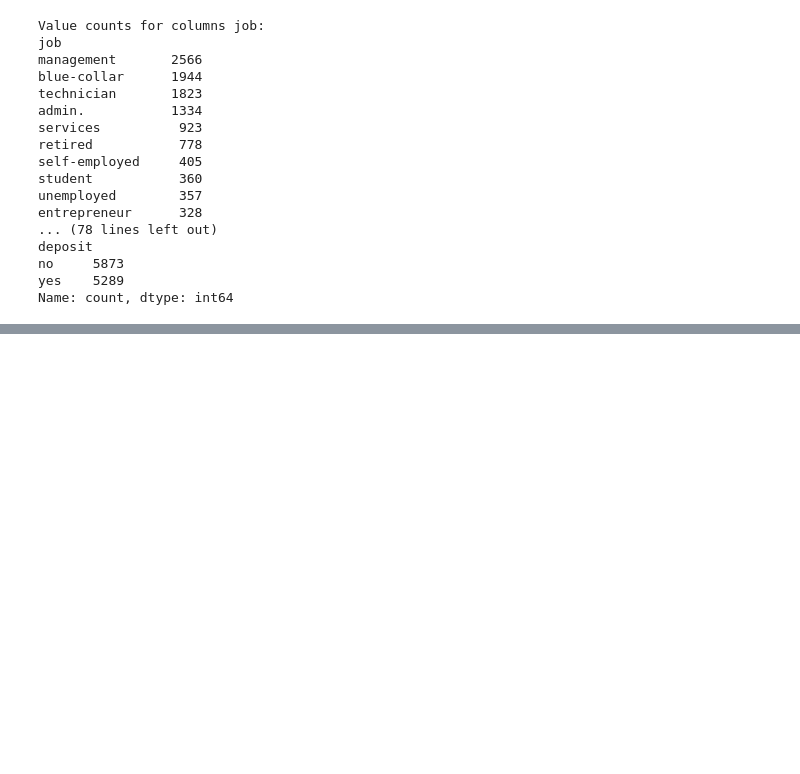
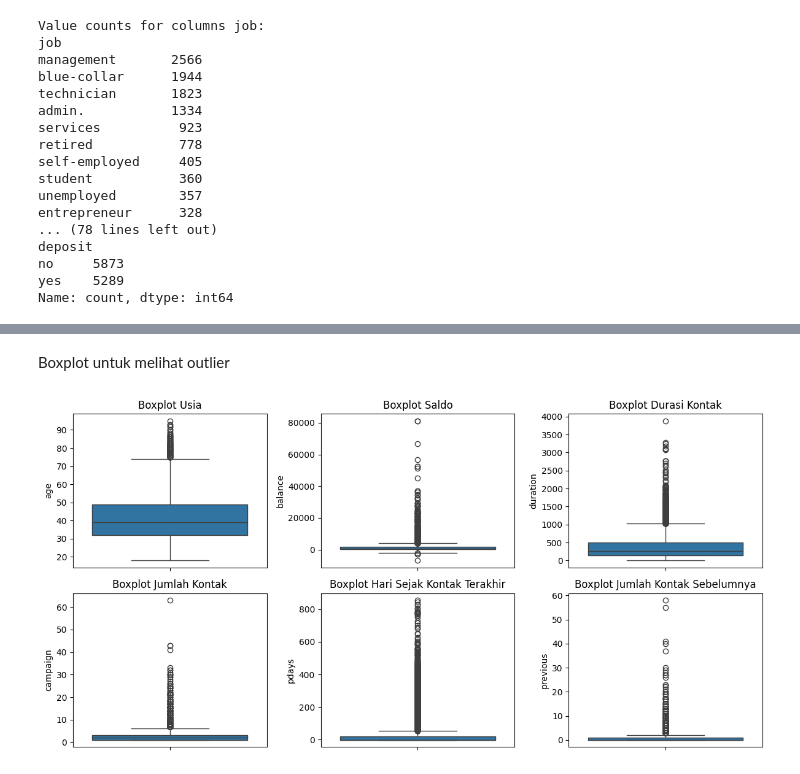
Before and after one commit to LatiefDataVisionary/data-management-and-data-infrastructure-college-task, a Jupyter notebook: Bank_Marketing_Campaign_.ipynb, the cells around one changed output, grey strips where cells are left out. Drawn from its saved outputs; the diff is of its cells as text; code cells hidden in the pictures; blank space fills up the shorter version.

```diff
--- a/Bank_Marketing_Campaign_.ipynb
+++ b/Bank_Marketing_Campaign_.ipynb
@@ -89,0 +154,26 @@ Name: count, dtype: int64
+# %% [markdown]
+Boxplot untuk melihat outlier
+# %%
+plt.figure(figsize=(12, 6))
+plt.subplot(2, 3, 1)
+sns.boxplot(y=data['age'])
+plt.title('Boxplot Usia')
+plt.subplot(2, 3, 2)
+sns.boxplot(y=data['balance'])
+plt.title('Boxplot Saldo')
+plt.subplot(2, 3, 3)
+sns.boxplot(y=data['duration'])
+plt.title('Boxplot Durasi Kontak')
+plt.subplot(2, 3, 4)
+sns.boxplot(y=data['campaign'])
+plt.title('Boxplot Jumlah Kontak')
+plt.subplot(2, 3, 5)
+sns.boxplot(y=data['pdays'])
+plt.title('Boxplot Hari Sejak Kontak Terakhir')
+plt.subplot(2, 3, 6)
+sns.boxplot(y=data['previous'])
+plt.title('Boxplot Jumlah Kontak Sebelumnya')
+plt.tight_layout()
+plt.show()
+# %% [output]
+[figure, added]
```
Also changed, not shown: parts of 12 cells of this notebook.
